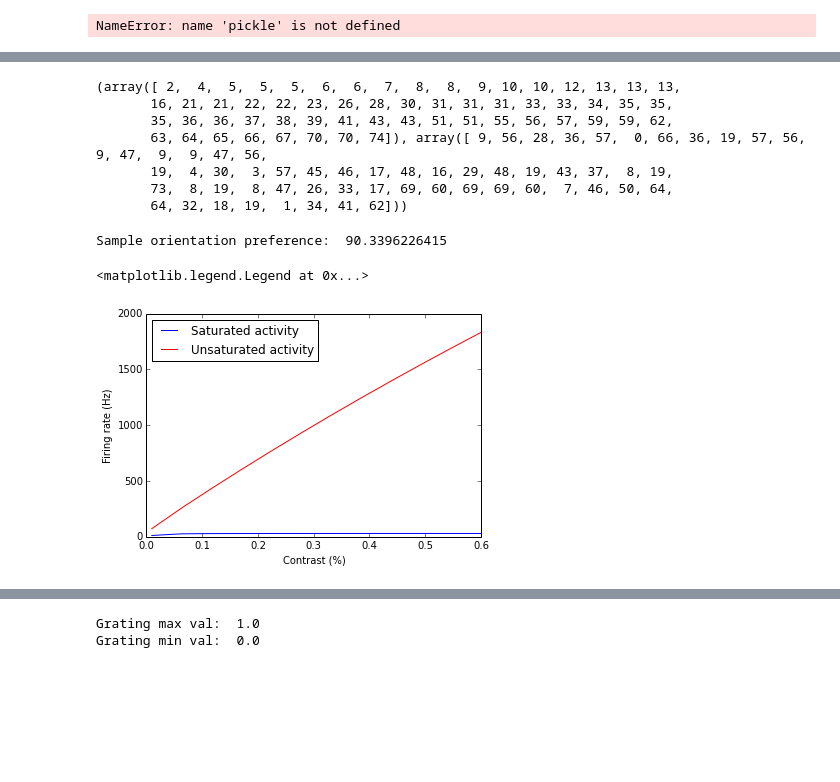
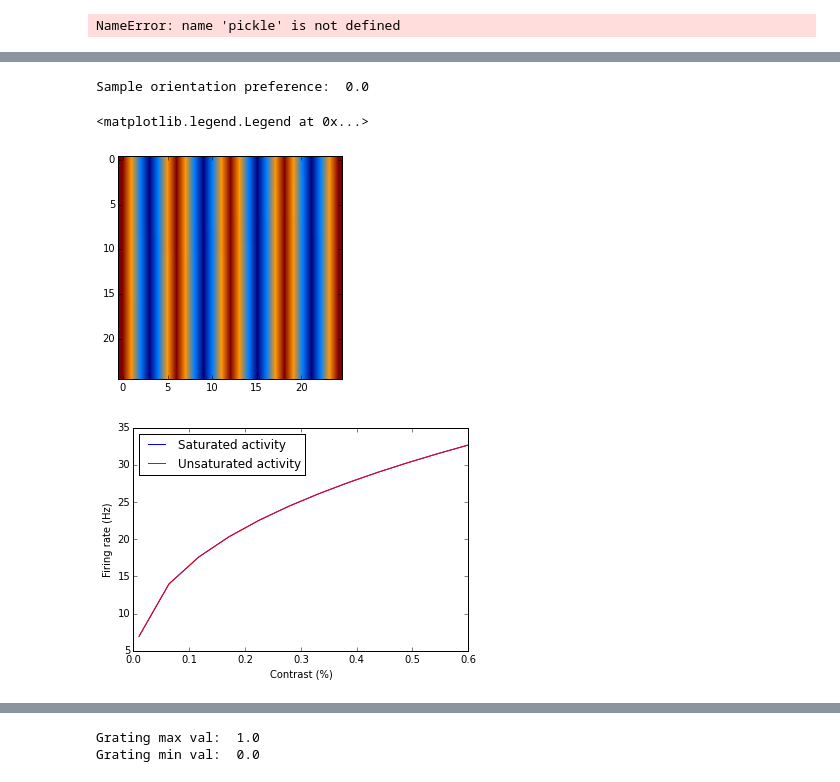
Before and after one commit to benselby/v1_modelling, a Jupyter notebook: mechanistic/rf_layer.ipynb, the cells around one changed output, grey strips where cells are left out. Cells and saved outputs as stored; diff of their text form; code cells hidden in the pictures; blank space fills up the shorter version.

```diff
--- a/mechanistic/rf_layer.ipynb
+++ b/mechanistic/rf_layer.ipynb
@@ -356,7 +404,7 @@ class rf_layer:
                     count = count+1
                 else:
                     if phase_invariant==True:
-                        layer_response[j,i] = self.layer_units[j][i].get_phase_invariant_response(img_segment)
+                        layer_response[j,i] = self.layer_units[j][i].get_QP_response_rate(img_segment)
                     else:
                         layer_response[j,i] = self.layer_units[j][i].get_unit_response_rate(img_segment)
 #         print "Skipped %d neurons." % count
@@ -380,8 +428,21 @@ class rf_layer:
             self.layer_units[yi][xi].show_RF()
 
         if phase_invariant==True:
-            response = self.layer_units[yi][xi].get_phase_invariant_response(img_segment)
+            response = self.layer_units[yi][xi].get_QP_response_rate(img_segment)
         else:
             response = self.layer_units[yi][xi].get_unit_response_rate(img_segment)
 
         return response
+# %%
+rf_data = scipy.io.loadmat('neuronRF.mat')
+new_rf = rf_data['neuronRF']
+
+plt.figure()
+plt.imshow(new_rf)
+
+plt.figure()
+plt.imshow(sample.RF)
+
+plt.figure()
+plt.imshow(sample.RF - new_rf)
+plt.colorbar()
@@ -388,7 +454,7 @@ class rf_layer:
 # %%
 # load OP map from Bryan's extracted Kaschube map
 data = scipy.io.loadmat('orientation-map.mat')
-OP_map = data['map']
+OP_map = np.floor(data['map'])
 plt.imshow(OP_map)
 plt.colorbar()
 plt.title('Orientation Preferences')
@@ -402,39 +468,39 @@ Elapsed time to produce layer: 15 seconds
-# %%
-print np.where( np.floor(OP_map) == 0)
-# %% [output]
-(array([ 2,  4,  5,  5,  5,  6,  6,  7,  8,  8,  9, 10, 10, 12, 13, 13, 13,
-       16, 21, 21, 22, 22, 23, 26, 28, 30, 31, 31, 31, 33, 33, 34, 35, 35,
-       35, 36, 36, 37, 38, 39, 41, 43, 43, 51, 51, 55, 56, 57, 59, 59, 62,
-       63, 64, 65, 66, 67, 70, 70, 74]), array([ 9, 56, 28, 36, 57,  0, 66, 36, 19, 57, 56,  9, 47,  9,  9, 47, 56,
-       19,  4, 30,  3, 57, 45, 46, 17, 48, 16, 29, 48, 19, 43, 37,  8, 19,
-       73,  8, 19,  8, 47, 26, 33, 17, 69, 60, 69, 69, 60,  7, 46, 50, 64,
-       64, 32, 18, 19,  1, 34, 41, 62]))
 # %%
+# sample = RF_layer.get_unit(55,28)
+# sample = RF_layer.get_unit(12,2)
+sample = RF_layer.get_unit(9,2)
+# sample = RF_layer.get_unit(11,0)
+
+print "Sample orientation preference: ", sample.ori_pref_deg
+
 con_rng = np.linspace(0.01, 0.6, 12)
 con_bank = np.zeros((len(con_rng), 25, 25))
-grating = generate_static_grating(np.pi/2, 1, 4, 25, norm=True)
+grating = generate_static_grating(2*np.pi - sample.ori_pref_deg*np.pi/180, 1, 4, 25, norm=True)
+plt.figure()
+plt.imshow(grating)
+
 for i in range(len(con_rng)):
     con_bank[i,:,:] = con_rng[i]*grating
 
 con_rsp = np.zeros(len(con_rng))
 unsat_rsp = np.zeros(len(con_rng))
-sample = RF_layer.get_unit(55,28)
-# sample = RF_layer.get_unit(9,2)
-print "Sample orientation preference: ", sample.ori_pref_deg
+
+
 for i in range(len(con_rsp)):
     con_rsp[i] = sample.get_unit_response_rate(con_bank[i,:,:], saturation=True)
     unsat_rsp[i] = sample.get_unit_response_rate(con_bank[i,:,:], saturation=False)
 
 plt.figure()
 plt.plot(con_rng, con_rsp, 'b', label='Saturated activity')
 plt.plot(con_rng, unsat_rsp, 'r', label='Unsaturated activity')
 plt.xlabel('Contrast (%)')
 plt.ylabel('Firing rate (Hz)')
 plt.legend(loc='best')
 # %% [output]
-Sample orientation preference:  90.3396226415
+Sample orientation preference:  0.0
 <matplotlib.legend.Legend at 0x...>
-[figure, old version]
+[figure, new version]
+[figure, added]
 # %%
 ori_rng = np.linspace(0, np.pi, 50)
 ori_bank = generate_grating_bank(ori_rng, 1, 4, 25, norm=True)
```
Also changed, not shown: parts of 8 cells of this notebook, 4 other files.
